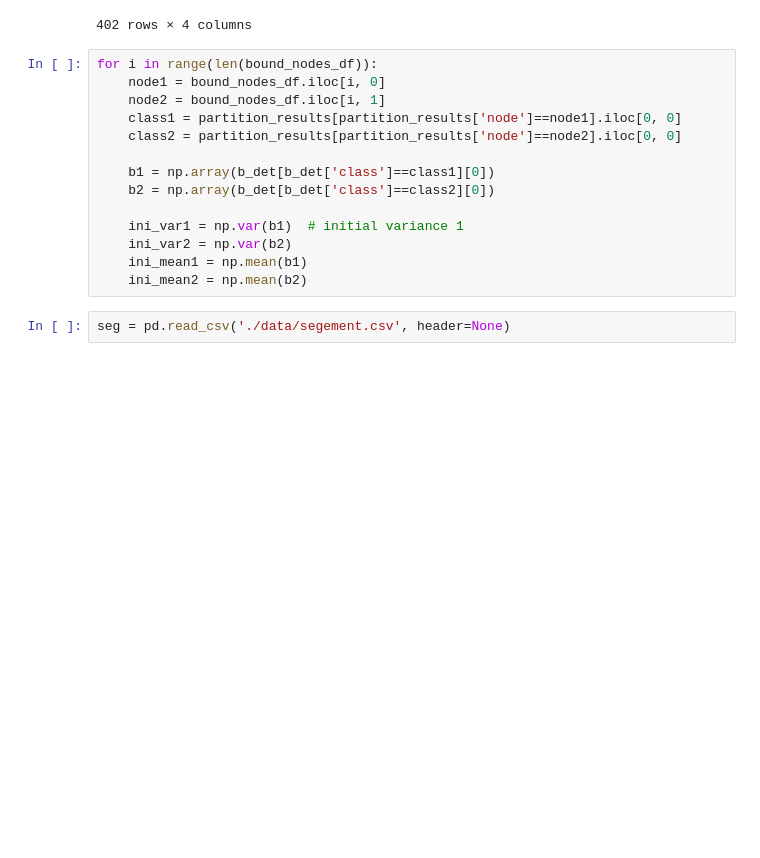
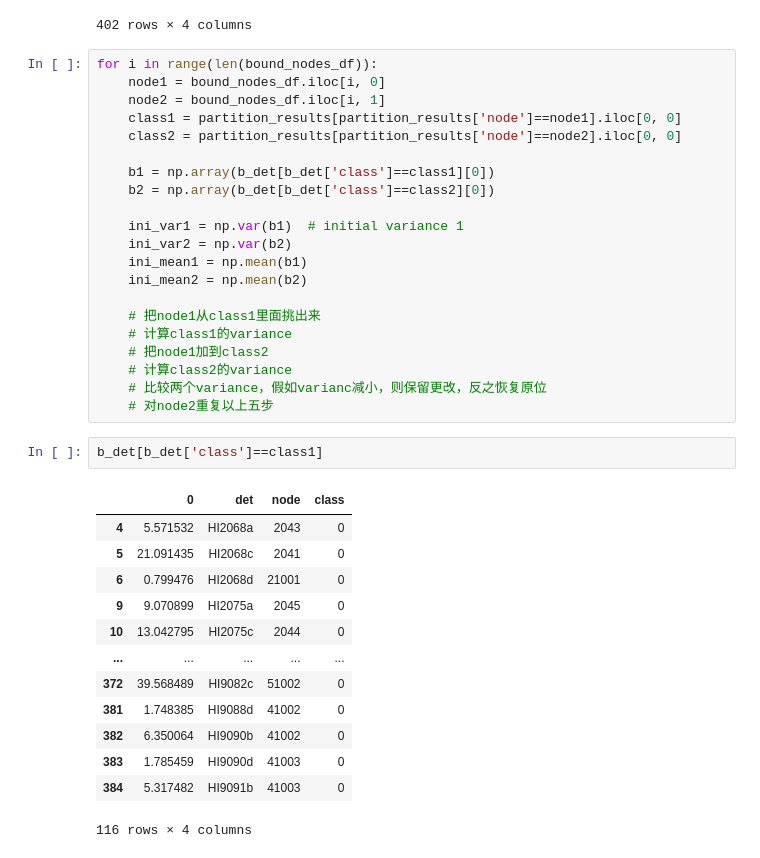
Before and after one commit to HaTT2018/NET_louvain_DAN, a Jupyter notebook: graph_bj.ipynb, the cells around one changed output. Drawn from its saved outputs; the diff is of its cells as text; blank space fills up the shorter version.

```diff
--- a/graph_bj.ipynb
+++ b/graph_bj.ipynb
@@ -230,8 +216,29 @@ for i in range(len(bound_nodes_df)):
     ini_var2 = np.var(b2)
     ini_mean1 = np.mean(b1)
     ini_mean2 = np.mean(b2)
+
+    # 把node1从class1里面挑出来
+    # 计算class1的variance
+    # 把node1加到class2
+    # 计算class2的variance
+    # 比较两个variance，假如varianc减小，则保留更改，反之恢复原位
+    # 对node2重复以上五步
-# %%
-seg = pd.read_csv('./data/segement.csv', header=None)
+# %%
+b_det[b_det['class']==class1]
+# %% [output]
+|  | 0 | det | node | class |
+| 4 | 5.571532 | HI2068a | 2043 | 0 |
+| 5 | 21.091435 | HI2068c | 2041 | 0 |
+| 6 | 0.799476 | HI2068d | 21001 | 0 |
+| 9 | 9.070899 | HI2075a | 2045 | 0 |
+| 10 | 13.042795 | HI2075c | 2044 | 0 |
+| ... | ... | ... | ... | ... |
+| 372 | 39.568489 | HI9082c | 51002 | 0 |
+| 381 | 1.748385 | HI9088d | 41002 | 0 |
+| 382 | 6.350064 | HI9090b | 41002 | 0 |
+| 383 | 1.785459 | HI9090d | 41003 | 0 |
+| 384 | 5.317482 | HI9091b | 41003 | 0 |
+116 rows × 4 columns
 # %%
 # compute the best partition
 partition = community_louvain.best_partition(G, resolution=6, random_state=1)
```
Also changed, not shown: parts of 4 cells of this notebook, 8 other files.
